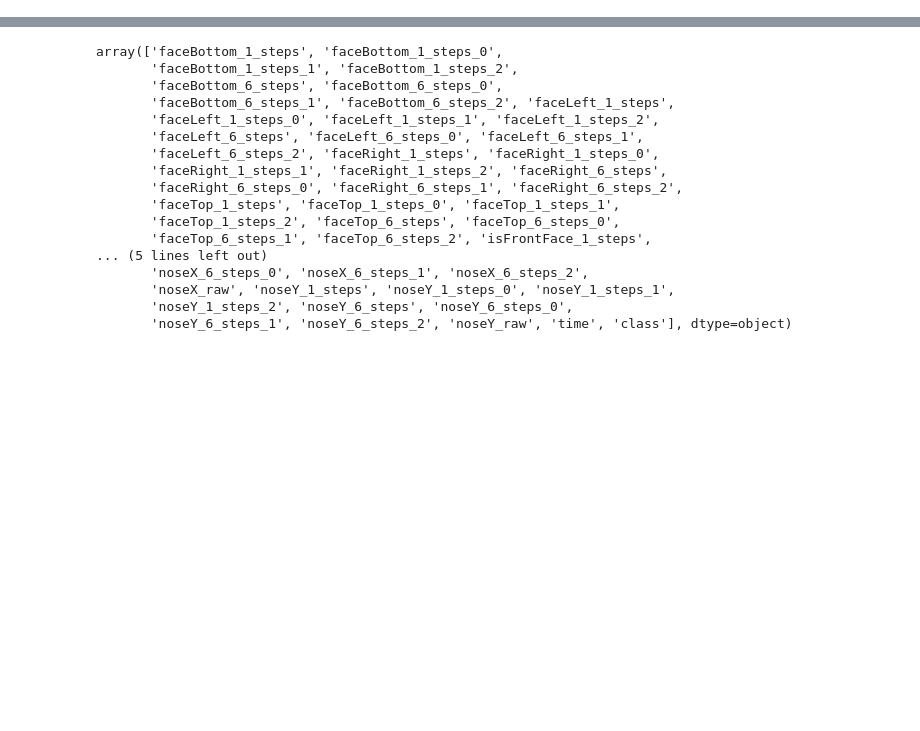
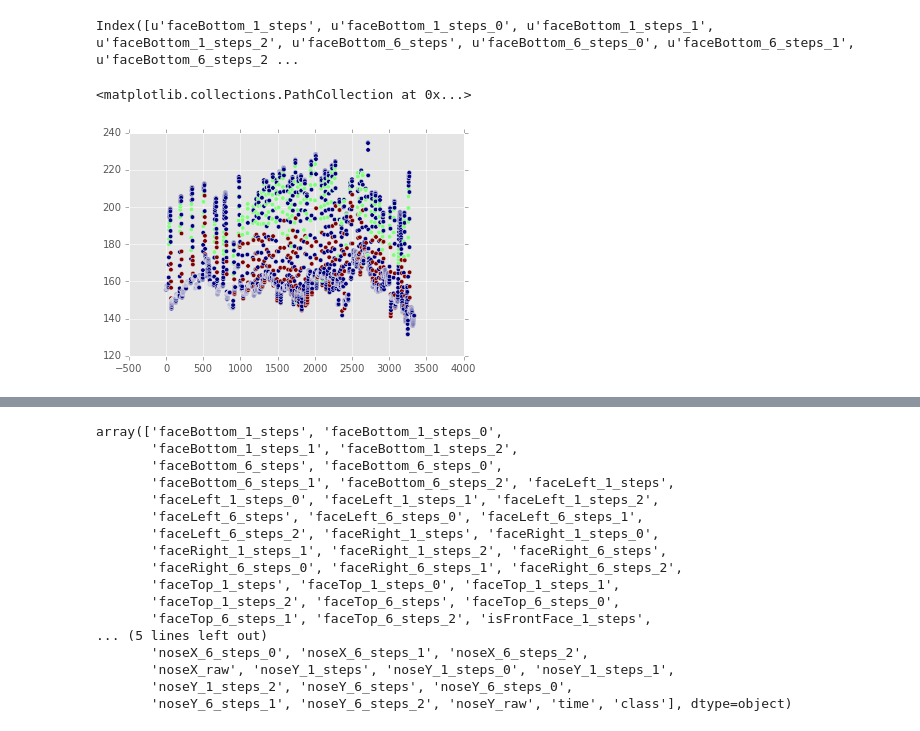
Before and after one commit to chrisngan24/fydp, a Jupyter notebook: experimental/face_modeling/ml_train.ipynb, the cells around one changed output, grey strips where cells are left out. Cells and saved outputs as stored; diff of their text form; code cells hidden in the pictures; blank space fills up the shorter version.

```diff
--- a/experimental/face_modeling/ml_train.ipynb
+++ b/experimental/face_modeling/ml_train.ipynb
@@ -35,6 +30,17 @@ df_multi = pd.read_csv('data/merged/multi_look.csv')
 df_bob = pd.read_csv('data/merged/head_bob.csv')
 
 ignore_cols =['time', 'noseX_raw', 'class', 'noseY_raw']
+# %%
+df_left.columns
+# %% [output]
+Index([u'faceBottom_1_steps', u'faceBottom_1_steps_0', u'faceBottom_1_steps_1', u'faceBottom_1_steps_2', u'faceBottom_6_steps', u'faceBottom_6_steps_0', u'faceBottom_6_steps_1', u'faceBottom_6_steps_2 ...
+# %%
+df_left['class'] = map(int, df_left['class'])
+# %%
+plt.scatter(df_left.index, df_left['noseX_raw'], c=df_left['class'])
+# %% [output]
+<matplotlib.collections.PathCollection at 0x...>
+[figure, added]
 # %%
 pca = PCA(n_components=2)
 cols = df_cat.columns.values.tolist()
```
Also changed, not shown: parts of 5 cells of this notebook, 3 other files.
